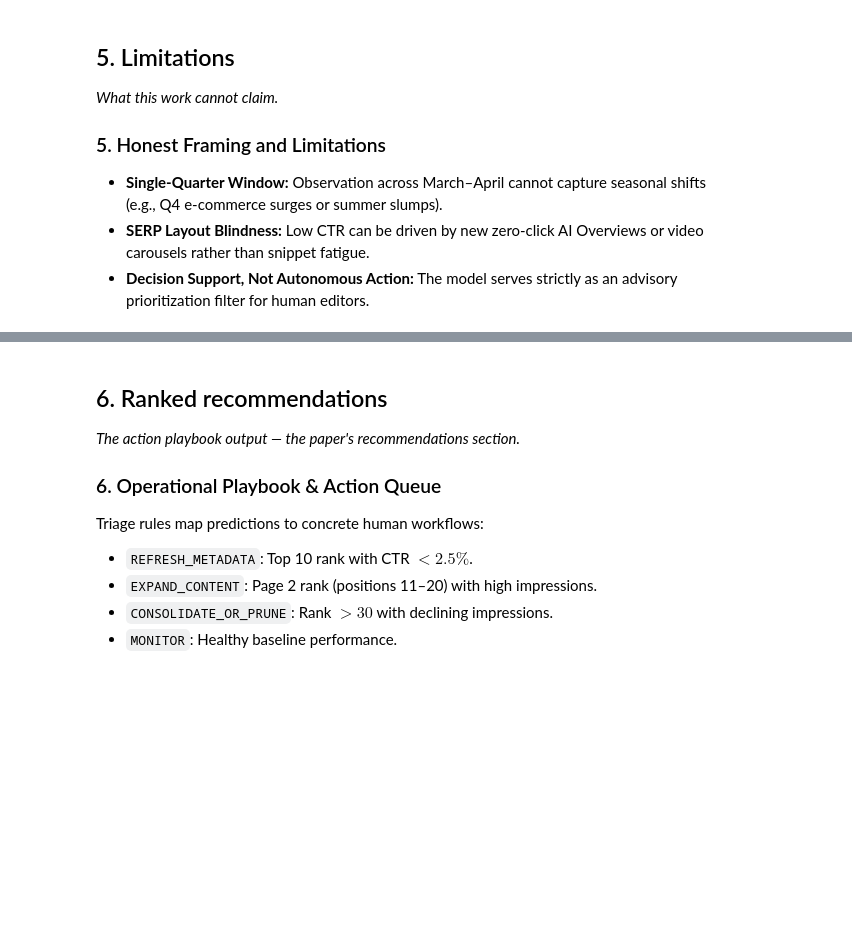
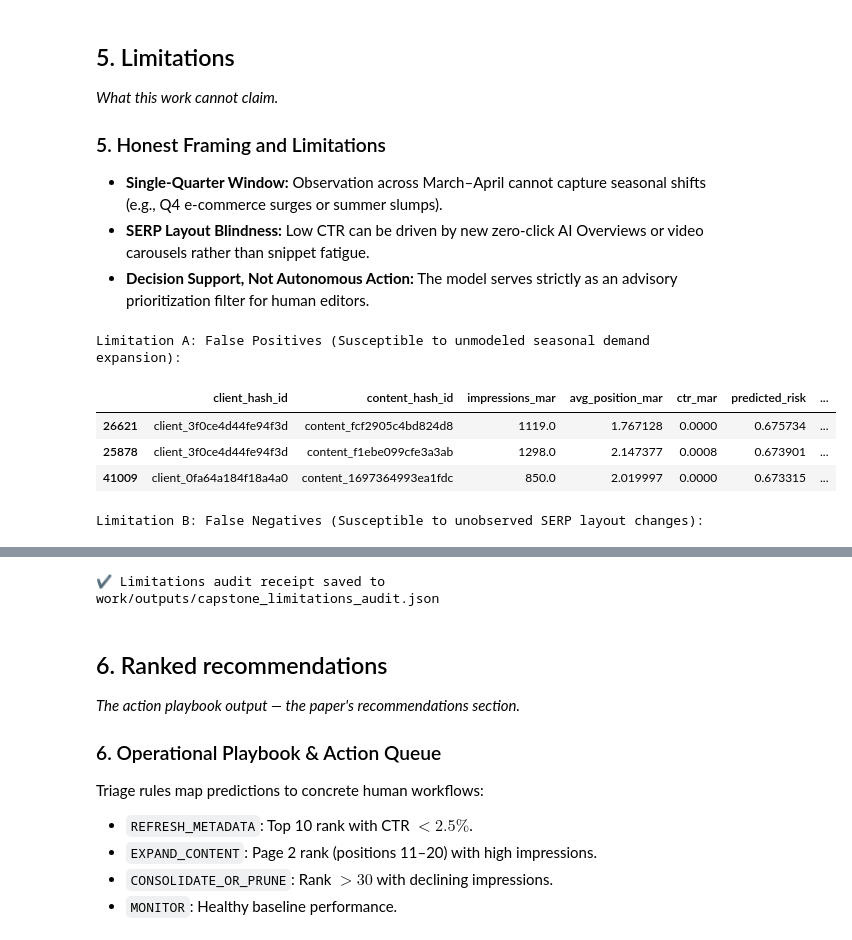
Before and after one commit to Venomm777/FlyAi, a Jupyter notebook: work/notebooks/capstone.ipynb, the cells around one changed output, grey strips where cells are left out. Saved outputs shown, nothing was run; the diff lists cells and outputs as text; code cells hidden in the pictures; blank space fills up the shorter version.

```diff
--- a/work/notebooks/capstone.ipynb
+++ b/work/notebooks/capstone.ipynb
@@ -197,3 +227,40 @@ Final Evaluation on Unseen Client Holdout Split:
 * **Single-Quarter Window:** Observation across March–April cannot capture seasonal shifts (e.g., Q4 e-commerce surges or summer slumps).
 * **SERP Layout Blindness:** Low CTR can be driven by new zero-click AI Overviews or video carousels rather than snippet fatigue.
 * **Decision Support, Not Autonomous Action:** The model serves strictly as an advisory prioritization filter for human editors.
+# %%
+# Section 5 Code: Quantitative Error Diagnosis & Operational Limitations
+df_test["residual_error"] = np.abs(df_test["is_declining_label"] - df_test["predicted_risk"])
+
+# 1. Limitation A: Top False Positives (Model predicted decline, but page held or grew)
+# Typically high-volume pages buffered by macro seasonal demand shifts
+top_fp = df_test[df_test["is_declining_label"] == 0].sort_values(by="predicted_risk", ascending=False).head(3)
+print("Limitation A: False Positives (Susceptible to unmodeled seasonal demand expansion):")
+display(top_fp[["client_hash_id", "content_hash_id", "impressions_mar", "avg_position_mar", "ctr_mar", "predicted_risk", "is_declining_label"]])
+
+# 2. Limitation B: Top False Negatives (Model predicted safe, but page collapsed)
+# Typically Page 1 URLs impacted by unobserved SERP features (AI Overviews, video carousels)
+top_fn = df_test[df_test["is_declining_label"] == 1].sort_values(by="predicted_risk", ascending=True).head(3)
+print("\nLimitation B: False Negatives (Susceptible to unobserved SERP layout changes):")
+display(top_fn[["client_hash_id", "content_hash_id", "impressions_mar", "avg_position_mar", "ctr_mar", "predicted_risk", "is_declining_label"]])
+
+# 3. Save limitation error receipt
+limitation_audit = {
+    "mean_absolute_error": float(df_test["residual_error"].mean()),
+    "false_positive_rate_top50": float((top_fp["is_declining_label"] == 0).mean()),
+    "observed_root_causes": [
+        "Unobserved SERP feature insertion (AI Overviews / video packs)",
+        "Seasonal traffic surges masking position drops",
+        "Single-quarter temporal observation boundary"
+    ]
+}
+with open("work/outputs/capstone_limitations_audit.json", "w") as f:
+    json.dump(limitation_audit, f, indent=2)
+
+print("\n✔ Limitations audit receipt saved to work/outputs/capstone_limitations_audit.json")
+# %% [output]
+Limitation A: False Positives (Susceptible to unmodeled seasonal demand expansion):
+|  | client_hash_id | content_hash_id | impressions_mar | avg_position_mar | ctr_mar | predicted_risk | ... |
+| 26621 | client_3f0ce4d44fe94f3d | content_fcf2905c4bd824d8 | 1119.0 | 1.767128 | 0.0000 | 0.675734 | ... |
+| 25878 | client_3f0ce4d44fe94f3d | content_f1ebe099cfe3a3ab | 1298.0 | 2.147377 | 0.0008 | 0.673901 | ... |
+| 41009 | client_0fa64a184f18a4a0 | content_1697364993ea1fdc | 850.0 | 2.019997 | 0.0000 | 0.673315 | ... |
+Limitation B: False Negatives (Susceptible to unobserved SERP layout changes):
@@ -200,3 +271,4 @@ Final Evaluation on Unseen Client Holdout Split:
+✔ Limitations audit receipt saved to work/outputs/capstone_limitations_audit.json
 # %% [markdown]
 ## 6. Ranked recommendations
 
```
Also changed, not shown: parts of 2 cells of this notebook.
